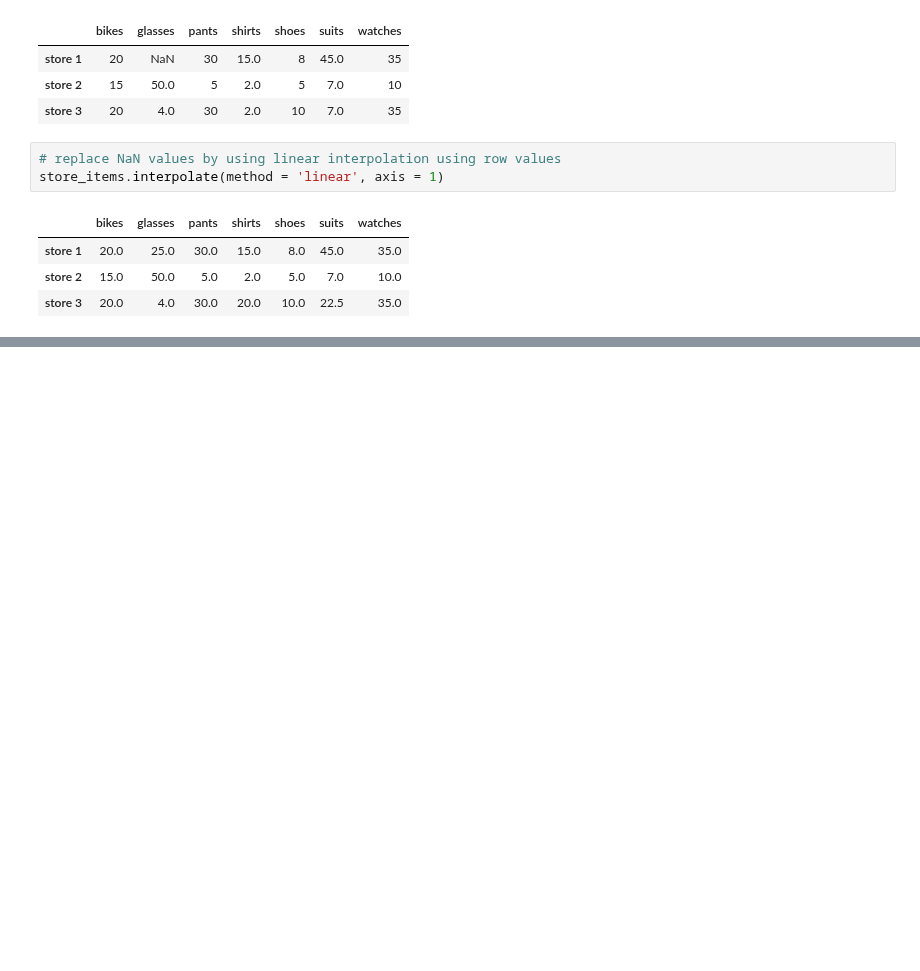
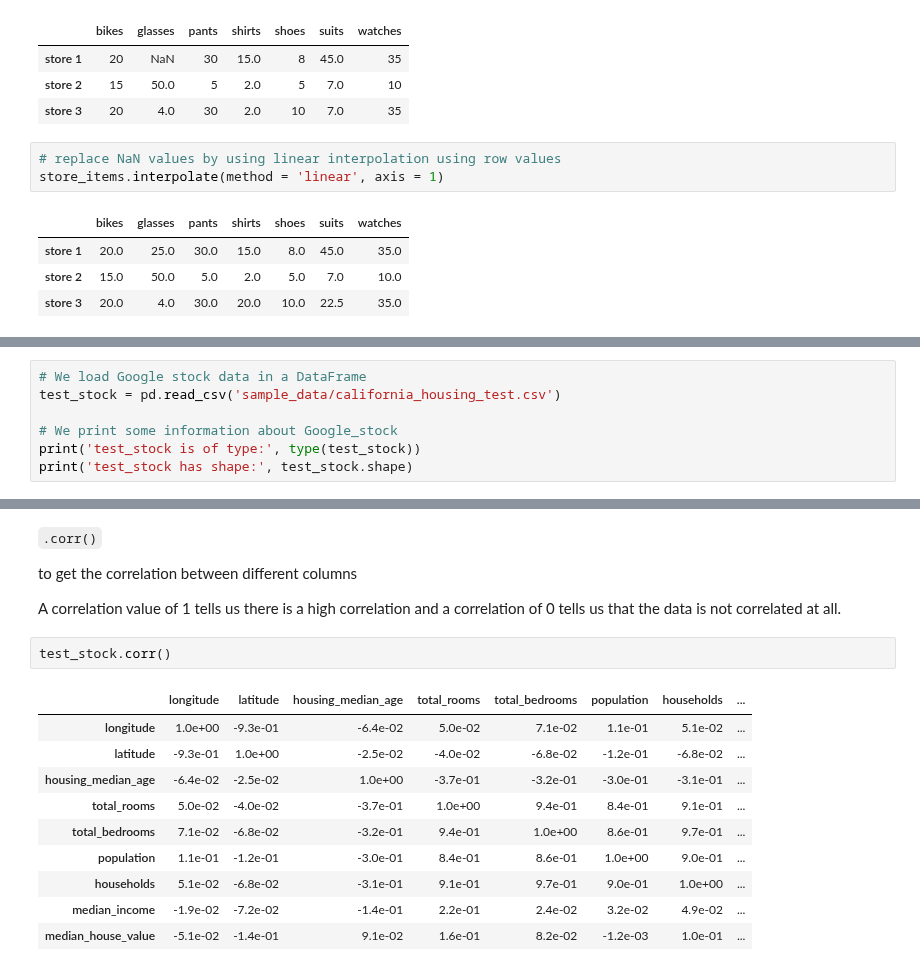
Before and after one commit to Berenice2018/DeepLearning, a Jupyter notebook: Pandas.ipynb, the cells around one changed output, grey strips where cells are left out. Cells and saved outputs as stored; diff of their text form; blank space fills up the shorter version.

```diff
--- a/Pandas.ipynb
+++ b/Pandas.ipynb
@@ -677,0 +761,7 @@ store_items.interpolate(method = 'linear', axis = 1)
+# %%
+# We load Google stock data in a DataFrame
+test_stock = pd.read_csv('sample_data/california_housing_test.csv')
+
+# We print some information about Google_stock
+print('test_stock is of type:', type(test_stock))
+print('test_stock has shape:', test_stock.shape)
@@ -677,0 +851,19 @@ store_items.interpolate(method = 'linear', axis = 1)
+# %% [markdown]
+` .corr() `
+
+ to get the correlation between different columns
+
+ A correlation value of 1 tells us there is a high correlation and a correlation of 0 tells us that the data is not correlated at all.
+# %%
+test_stock.corr()
+# %% [output]
+|  | longitude | latitude | housing_median_age | total_rooms | total_bedrooms | population | households | ... |
+| longitude | 1.0e+00 | -9.3e-01 | -6.4e-02 | 5.0e-02 | 7.1e-02 | 1.1e-01 | 5.1e-02 | ... |
+| latitude | -9.3e-01 | 1.0e+00 | -2.5e-02 | -4.0e-02 | -6.8e-02 | -1.2e-01 | -6.8e-02 | ... |
+| housing_median_age | -6.4e-02 | -2.5e-02 | 1.0e+00 | -3.7e-01 | -3.2e-01 | -3.0e-01 | -3.1e-01 | ... |
+| total_rooms | 5.0e-02 | -4.0e-02 | -3.7e-01 | 1.0e+00 | 9.4e-01 | 8.4e-01 | 9.1e-01 | ... |
+| total_bedrooms | 7.1e-02 | -6.8e-02 | -3.2e-01 | 9.4e-01 | 1.0e+00 | 8.6e-01 | 9.7e-01 | ... |
+| population | 1.1e-01 | -1.2e-01 | -3.0e-01 | 8.4e-01 | 8.6e-01 | 1.0e+00 | 9.0e-01 | ... |
+| households | 5.1e-02 | -6.8e-02 | -3.1e-01 | 9.1e-01 | 9.7e-01 | 9.0e-01 | 1.0e+00 | ... |
+| median_income | -1.9e-02 | -7.2e-02 | -1.4e-01 | 2.2e-01 | 2.4e-02 | 3.2e-02 | 4.9e-02 | ... |
+| median_house_value | -5.1e-02 | -1.4e-01 | 9.1e-02 | 1.6e-01 | 8.2e-02 | -1.2e-03 | 1.0e-01 | ... |
```
Also changed, not shown: parts of 26 cells of this notebook.
